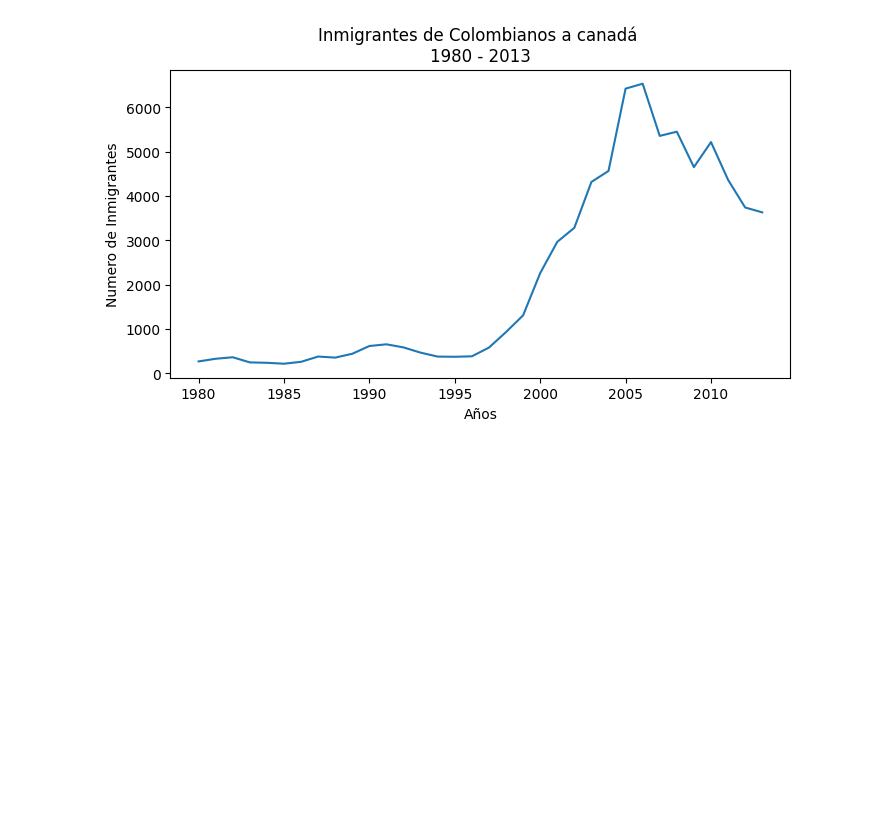
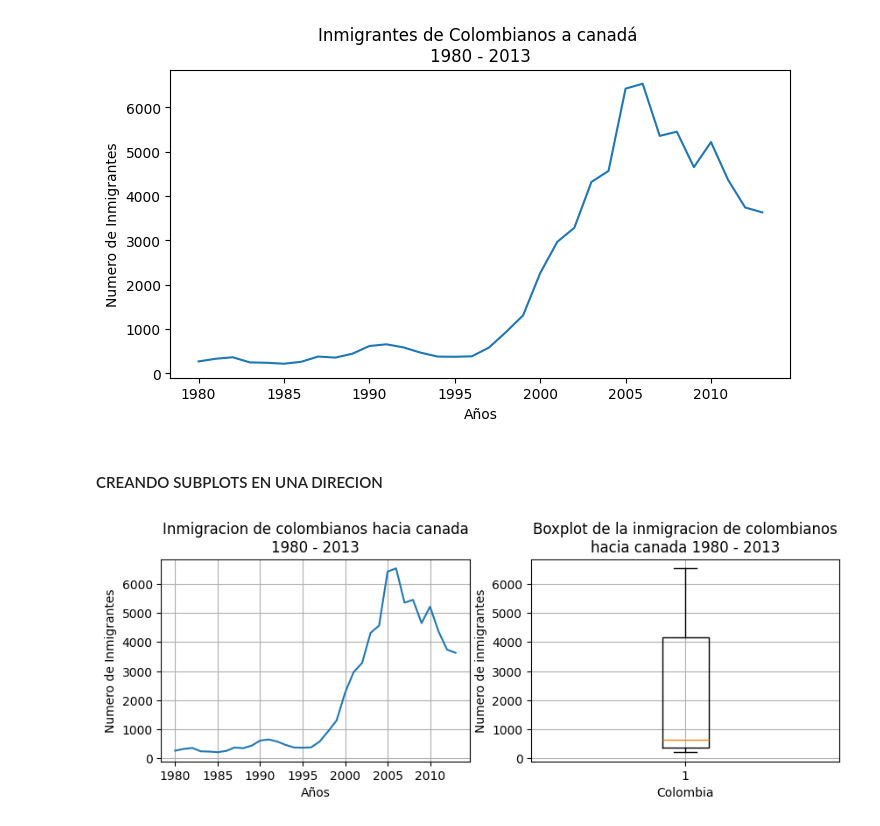
Before and after one commit to MarteDevs/visualizacion-de-datos-con-bibliotecas-de-python, a Jupyter notebook: visualizacion_de_datos_con_python.ipynb, the cells around one changed output. Drawn from its saved outputs; the diff is of its cells as text; code cells hidden in the pictures; blank space fills up the shorter version.

```diff
--- a/visualizacion_de_datos_con_python.ipynb
+++ b/visualizacion_de_datos_con_python.ipynb
@@ -251,3 +251,50 @@ plt.show()
 # cuando se quiera observar en tiempo se debe usar un grafico de lineas
 # %% [output]
 [figure]
+# %% [markdown]
+ #### CREANDO SUBPLOTS EN UNA DIRECION
+# %%
+fig, axs = plt.subplots(1, 2, figsize=(10, 3))
+# creamos un subplot podemos colocar las filas y la cantidad de columnas, quiero una fila y dos espacios para grafica
+# plt.subplots(): Esta función crea una figura y un conjunto de subtramas.
+# 1, 2: Especifica el número de filas (1) y columnas (2) para las subtramas.
+# figsize=(10, 3): Este argumento establece el tamaño de la figura en 10 pulgadas de ancho por 3 pulgadas de alto.
+# fig: Representa la figura completa.
+# axs: Representa los ejes (el área donde se dibujará el gráfico) como un arreglo NumPy bidimensional.
+
+axs[0].plot(datos_col['Año'], datos_col['Inmigrantes'])
+# axs[0]: Selecciona el primer subplot (el de la izquierda).
+# ax.plot(): Este método traza los datos en los ejes especificados por 'ax'.
+# datos_col['Año']: Utiliza la columna 'Año' del DataFrame datos_col para los valores del eje x.
+# datos_col['Inmigrantes']: Utiliza la columna 'Inmigrantes' del DataFrame datos_col para los valores del eje y.
+axs[0].set_title('Inmigracion de colombianos hacia canada\n1980 - 2013')
+# Establece el título del primer subplot.
+axs[0].set_xlabel('Años')
+# Establece la etiqueta del eje x para el primer subplot.
+axs[0].set_ylabel('Numero de Inmigrantes')
+# Establece la etiqueta del eje y para el primer subplot.
+axs[0].xaxis.set_major_locator(plt.MultipleLocator(5))
+# axs[0].xaxis: Accede al eje x del primer subplot.
+# set_major_locator(): Este método establece la ubicación de las marcas principales en el eje.
+# plt.MultipleLocator(5): Crea un localizador que coloca las marcas principales en múltiplos de 5.
+axs[0].grid()
+
+
+axs[1].boxplot(datos_col['Inmigrantes'])
+# axs[1]: Selecciona el segundo subplot (el de la derecha).
+# axs[1].boxplot(): Crea un boxplot en el segundo subplot.
+# datos_col['Inmigrantes']: Utiliza los datos de la columna 'Inmigrantes' del DataFrame datos_col para crear el boxplot.
+axs[1].set_title('Boxplot de la inmigracion de colombianos\nhacia canada 1980 - 2013')
+# Establece el título del segundo subplot.
+axs[1].set_xlabel('Colombia')
+# Establece la etiqueta del eje x para el segundo subplot.
+axs[1].set_ylabel('Numero de inmigrantes')
+# Establece la etiqueta del eje y para el segundo subplot.
+axs[1].grid()
+
+plt.show()
+# plt.show(): Muestra la figura con el gráfico generado.
+
+# cuando se quiera observar en tiempo se debe usar un grafico de lineas
+# %% [output]
+[figure, added]
```
Also changed, not shown: parts of 4 cells of this notebook.
